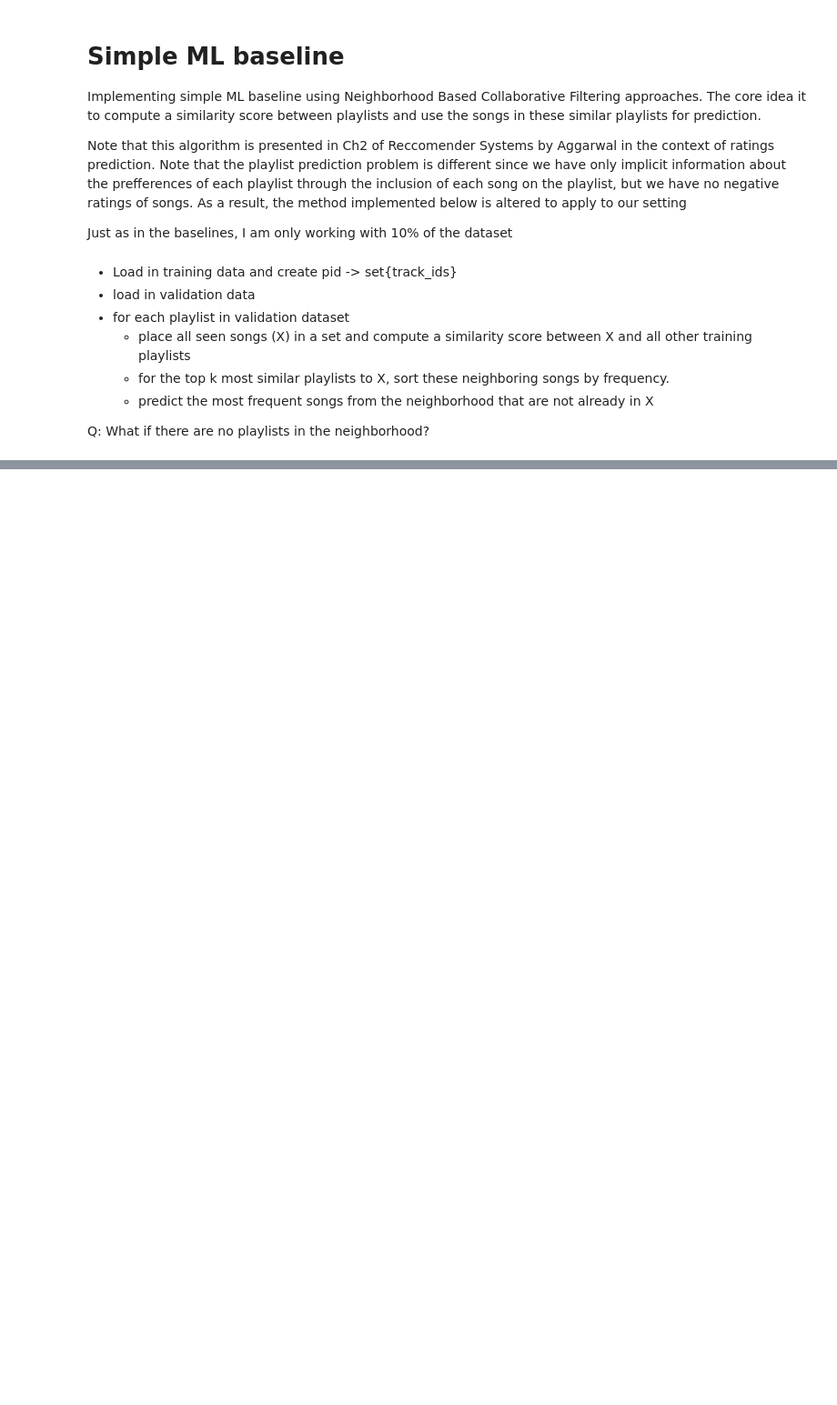
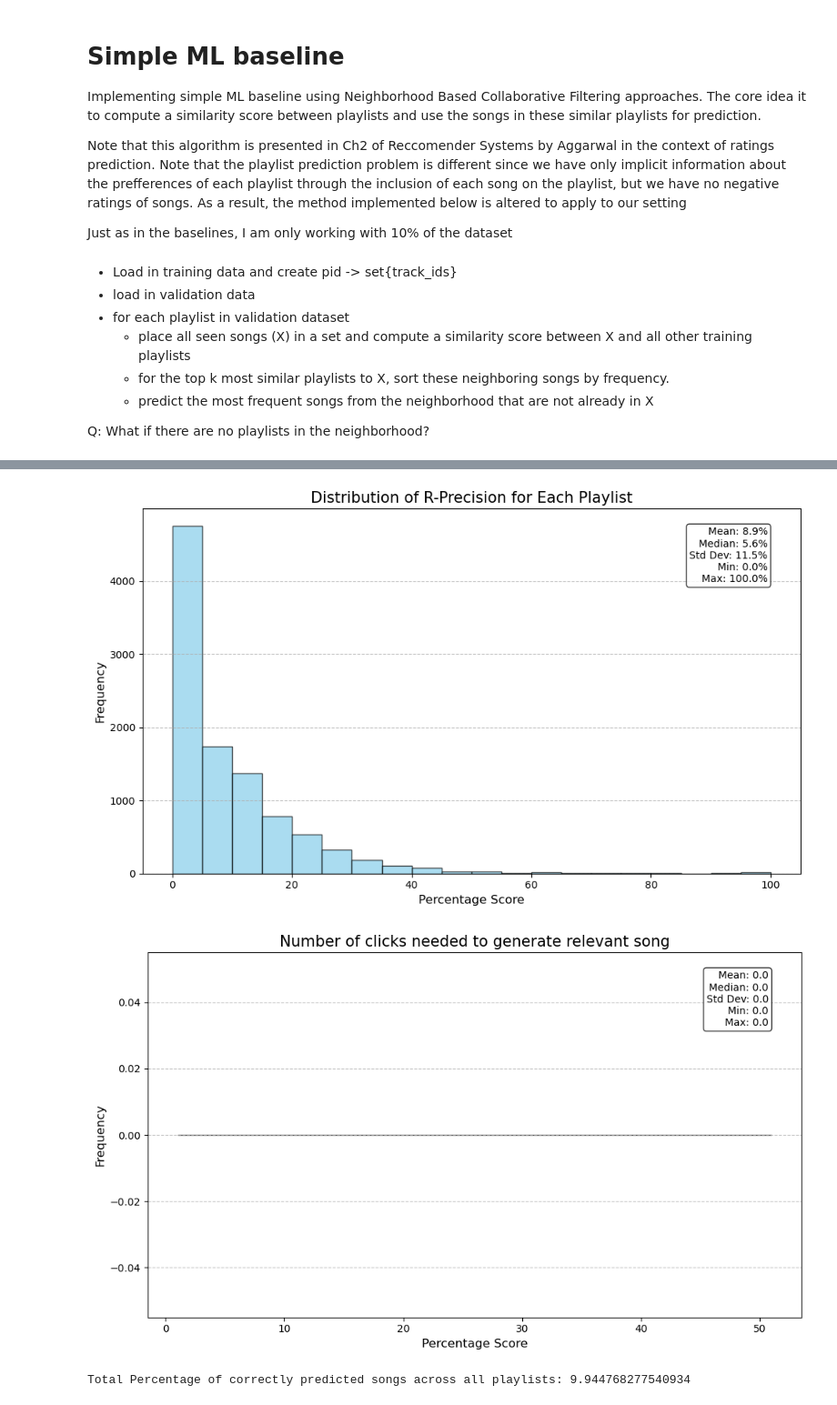
Before and after one commit to Andrew-Koulogeorge/Song-Recsys, a Jupyter notebook: neighborhood_cf.ipynb, the cells around one changed output, grey strips where cells are left out. Shown at 91% size. Cells and saved outputs as stored; diff of their text form; code cells hidden in the pictures; blank space fills up the shorter version.

```diff
--- a/neighborhood_cf.ipynb
+++ b/neighborhood_cf.ipynb
@@ -180,0 +183,6 @@ Total Percentage of correctly predicted songs across all playlists: 10.192887641
+# %%
+KNN(playlist_to_track_val, neighbor_candidates, ranking_method=True)
+# %% [output]
+[figure, added]
+[figure, added]
+Total Percentage of correctly predicted songs across all playlists: 9.944768277540934
```
Also changed, not shown: parts of 9 cells of this notebook, 3 other files.
